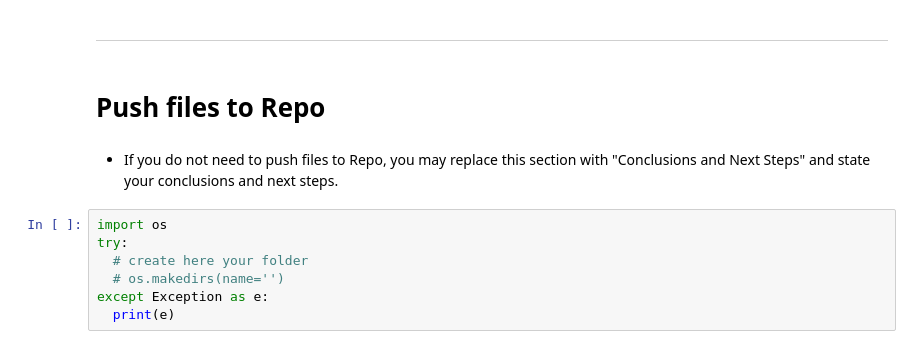
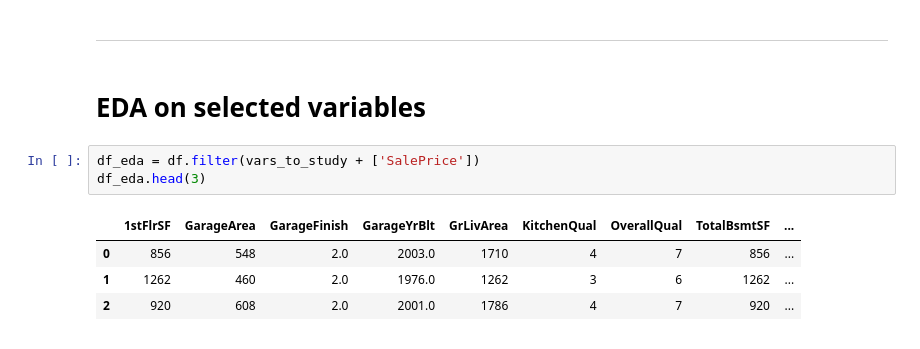
Before and after one commit to CMed01/milestone-project-5, a Jupyter notebook: jupyter_notebooks/02 - SalePrice study.ipynb, the cells around one changed output. Drawn from its saved outputs; the diff is of its cells as text.

```diff
--- a/jupyter_notebooks/02 - SalePrice study.ipynb
+++ b/jupyter_notebooks/02 - SalePrice study.ipynb
@@ -184,13 +180,12 @@ NOTE
 # %% [markdown]
 ---
-# %% [markdown]
-# Push files to Repo
-# %% [markdown]
-* If you do not need to push files to Repo, you may replace this section with "Conclusions and Next Steps" and state your conclusions and next steps.
-# %%
-import os
-try:
-  # create here your folder
-  # os.makedirs(name='')
-except Exception as e:
-  print(e)
+# %% [markdown]
+# EDA on selected variables
+# %%
+df_eda = df.filter(vars_to_study + ['SalePrice'])
+df_eda.head(3)
+# %% [output]
+|  | 1stFlrSF | GarageArea | GarageFinish | GarageYrBlt | GrLivArea | KitchenQual | OverallQual | TotalBsmtSF | ... |
+| 0 | 856 | 548 | 2.0 | 2003.0 | 1710 | 4 | 7 | 856 | ... |
+| 1 | 1262 | 460 | 2.0 | 1976.0 | 1262 | 3 | 6 | 1262 | ... |
+| 2 | 920 | 608 | 2.0 | 2001.0 | 1786 | 4 | 7 | 920 | ... |
```
Also changed, not shown: parts of 30 cells of this notebook.
